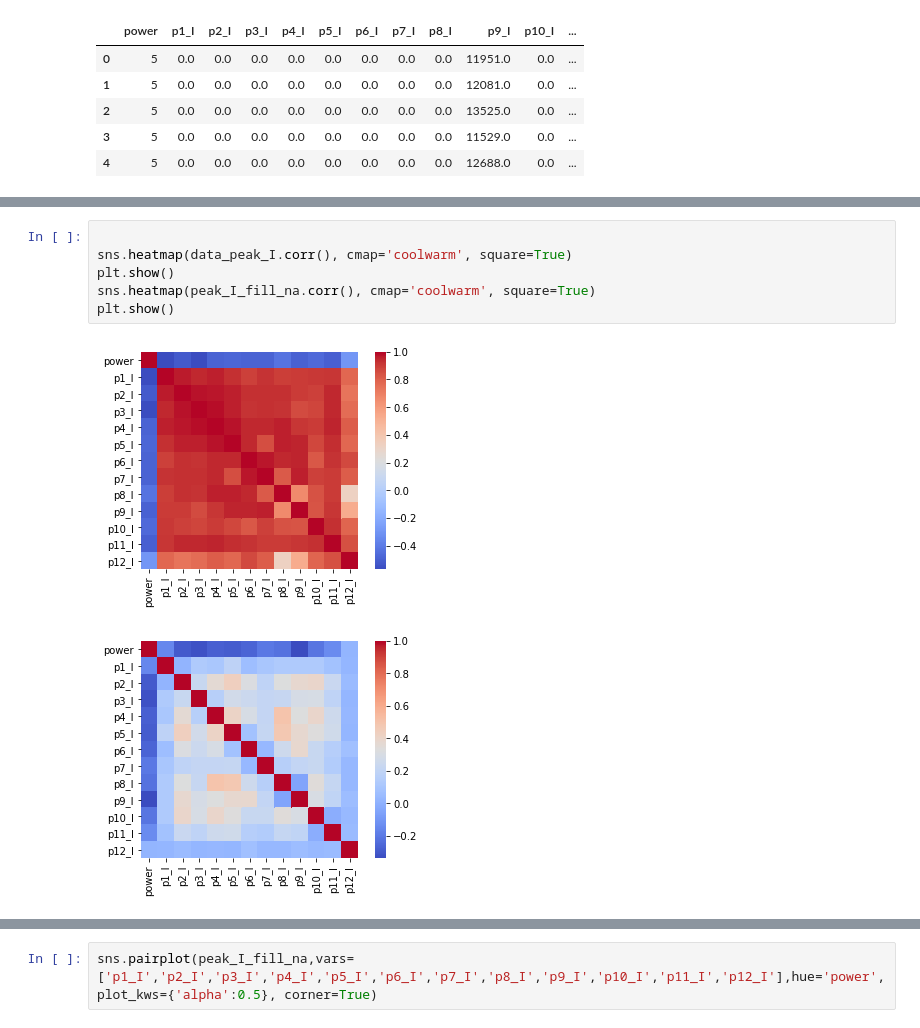
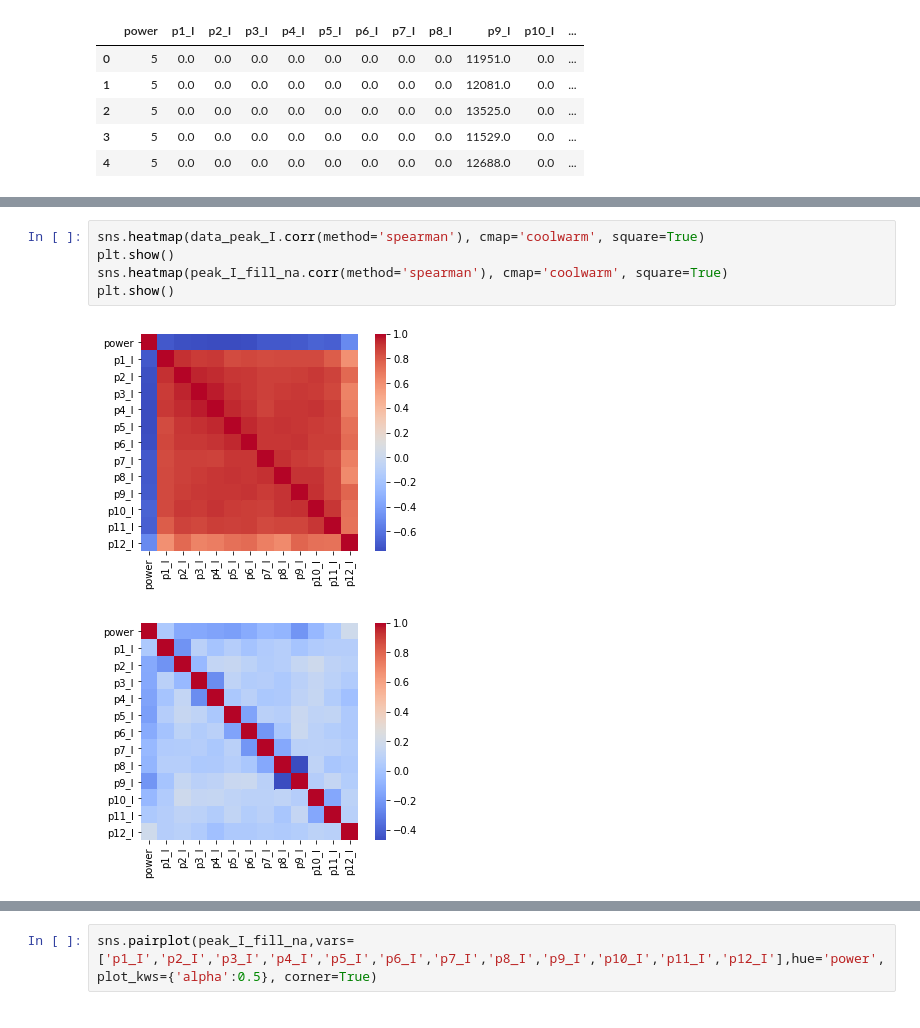
Before and after one commit to yx312/AccSpark_PythonML_project, a Jupyter notebook: SERS_pre_processing_v2_by_pos.ipynb, the cells around one changed output, grey strips where cells are left out. Drawn from its saved outputs; the diff is of its cells as text.

```diff
--- a/SERS_pre_processing_v2_by_pos.ipynb
+++ b/SERS_pre_processing_v2_by_pos.ipynb
@@ -372,9 +381,8 @@ peak_I_fill_na.head()
 # %%
-
-sns.heatmap(data_peak_I.corr(), cmap='coolwarm', square=True)
+sns.heatmap(data_peak_I.corr(method='spearman'), cmap='coolwarm', square=True)
 plt.show()
-sns.heatmap(peak_I_fill_na.corr(), cmap='coolwarm', square=True)
+sns.heatmap(peak_I_fill_na.corr(method='spearman'), cmap='coolwarm', square=True)
 plt.show()
 # %% [output]
-[figure, old version]
+[figure, new version]
-[figure, old version]
+[figure, new version]
```
Also changed, not shown: parts of 4 cells of this notebook.
